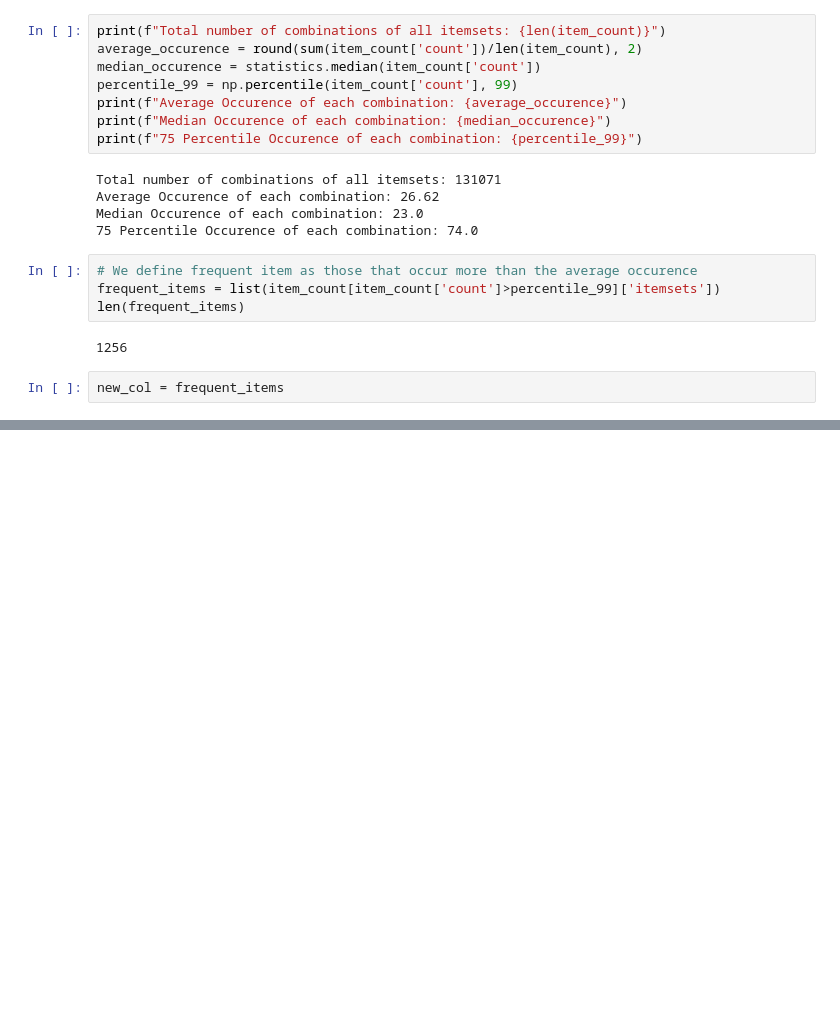
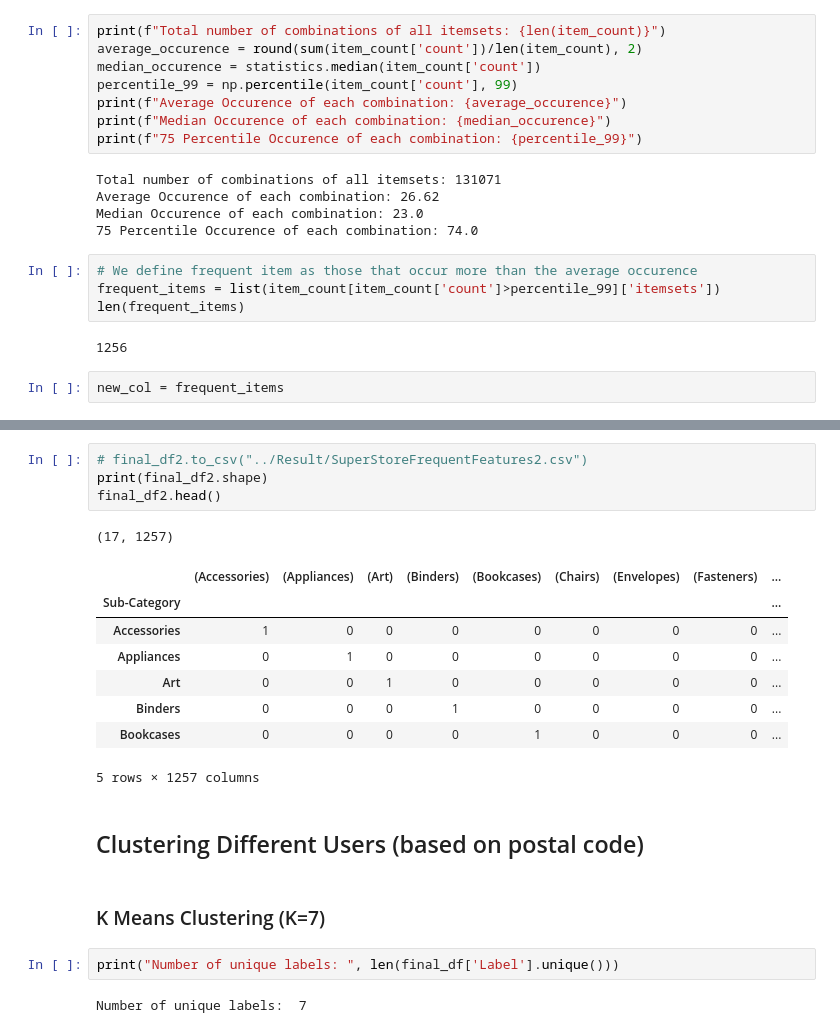
Before and after one commit to supperr-coder/CZ4032-Project2, a Jupyter notebook: Code/Clustering.ipynb, the cells around one changed output, grey strips where cells are left out. Drawn from its saved outputs; the diff is of its cells as text; blank space fills up the shorter version.

```diff
--- a/Code/Clustering.ipynb
+++ b/Code/Clustering.ipynb
@@ -117,0 +156,22 @@ new_df.head().iloc[:, :-10]
+# %%
+# final_df2.to_csv("../Result/SuperStoreFrequentFeatures2.csv")
+print(final_df2.shape)
+final_df2.head()
+# %% [output]
+(17, 1257)
+|  | (Accessories) | (Appliances) | (Art) | (Binders) | (Bookcases) | (Chairs) | (Envelopes) | (Fasteners) | ... |
+| Sub-Category |  |  |  |  |  |  |  |  | ... |
+| Accessories | 1 | 0 | 0 | 0 | 0 | 0 | 0 | 0 | ... |
+| Appliances | 0 | 1 | 0 | 0 | 0 | 0 | 0 | 0 | ... |
+| Art | 0 | 0 | 1 | 0 | 0 | 0 | 0 | 0 | ... |
+| Binders | 0 | 0 | 0 | 1 | 0 | 0 | 0 | 0 | ... |
+| Bookcases | 0 | 0 | 0 | 0 | 1 | 0 | 0 | 0 | ... |
+5 rows × 1257 columns
+# %% [markdown]
+## Clustering Different Users (based on postal code)
+# %% [markdown]
+### K Means Clustering (K=7)
+# %%
+print("Number of unique labels: ", len(final_df['Label'].unique()))
+# %% [output]
+Number of unique labels:  7
```
Also changed, not shown: parts of 37 cells of this notebook, 2 other files.
